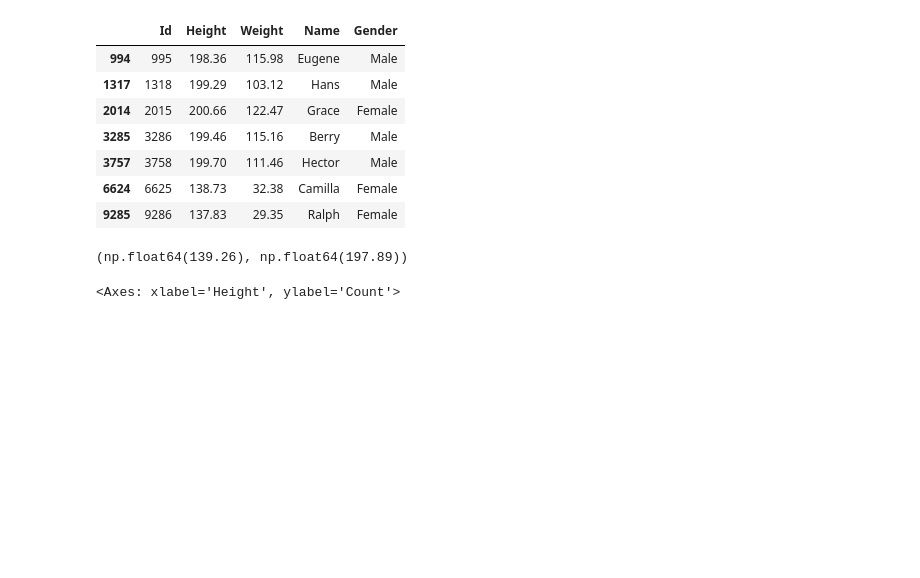
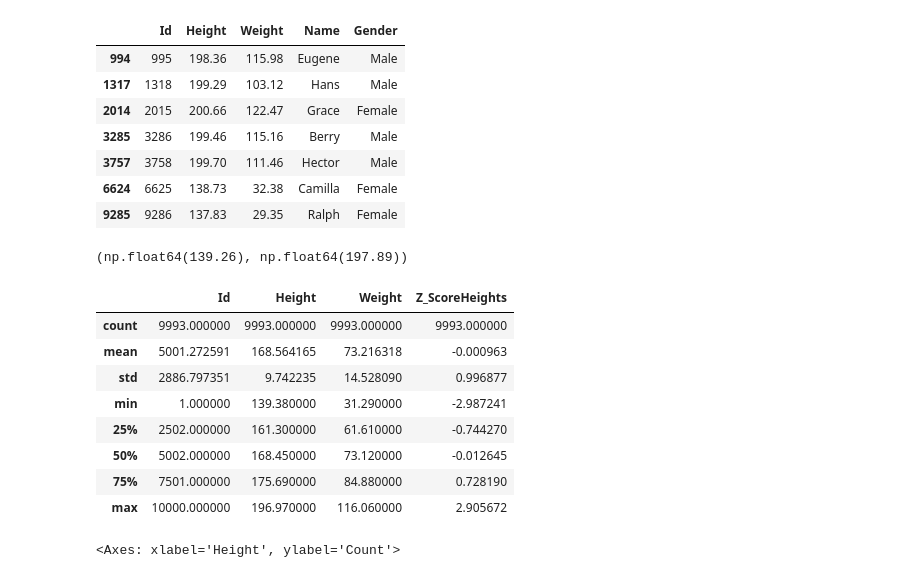
Before and after one commit to jdhova/Statistics, a Jupyter notebook: Statistics2.ipynb, the cells around one changed output. Cells and saved outputs as stored; diff of their text form; code cells hidden in the pictures; blank space fills up the shorter version.

```diff
--- a/Statistics2.ipynb
+++ b/Statistics2.ipynb
@@ -213,6 +225,18 @@ outliars_data
 l3,r3
 # %% [output]
 (np.float64(139.26), np.float64(197.89))
+# %%
+newValidDataNew.describe()
+# %% [output]
+|  | Id | Height | Weight | Z_ScoreHeights |
+| count | 9993.000000 | 9993.000000 | 9993.000000 | 9993.000000 |
+| mean | 5001.272591 | 168.564165 | 73.216318 | -0.000963 |
+| std | 2886.797351 | 9.742235 | 14.528090 | 0.996877 |
+| min | 1.000000 | 139.380000 | 31.290000 | -2.987241 |
+| 25% | 2502.000000 | 161.300000 | 61.610000 | -0.744270 |
+| 50% | 5002.000000 | 168.450000 | 73.120000 | -0.012645 |
+| 75% | 7501.000000 | 175.690000 | 84.880000 | 0.728190 |
+| max | 10000.000000 | 196.970000 | 116.060000 | 2.905672 |
 # %%
 sns.histplot(newValidDataNew.Height,kde= True,color='blue')
 # %% [output]
```
Also changed, not shown: parts of 3 cells of this notebook, 3 other files.
